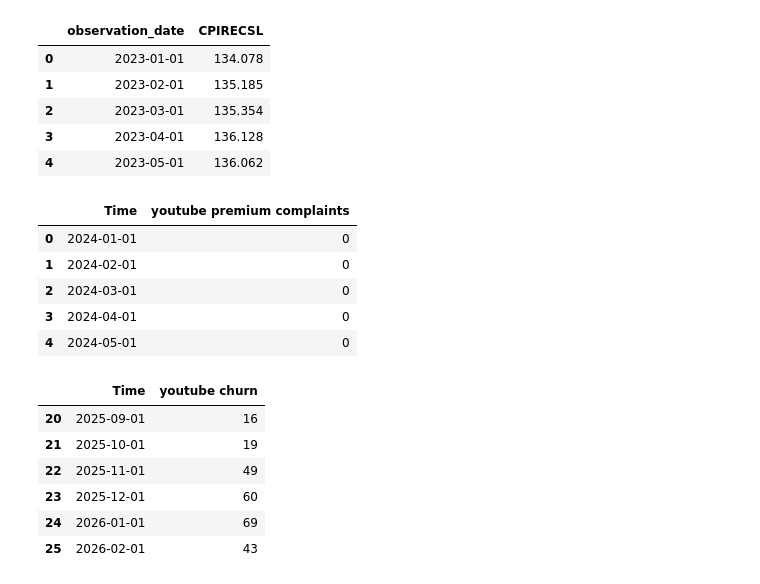
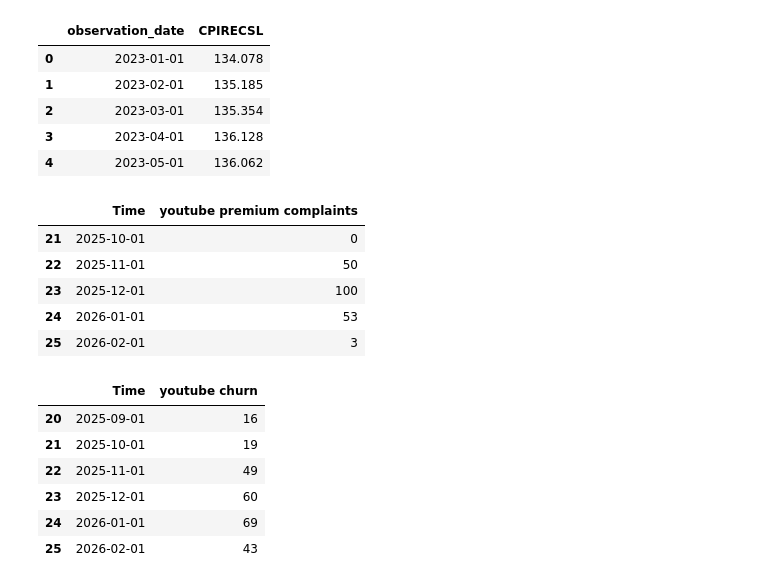
Before and after one commit to coolmich0904/YOUTUBE_CHURN_PRICE_RISK, a Jupyter notebook: notebooks/eda_01_macro_economic.ipynb, the cells around one changed output. Cells and saved outputs as stored; diff of their text form; code cells hidden in the pictures.

```diff
--- a/notebooks/eda_01_macro_economic.ipynb
+++ b/notebooks/eda_01_macro_economic.ipynb
@@ -193,11 +205,13 @@ plt.show()
 cpi = pd.read_csv('../data/references/CPIRECSL_consumerPriceIndex_2023_2026.csv')
 search = pd.read_csv('../data/references/time_series_US_20240101-20260222-1958.csv')
 churn_ts = pd.read_csv('../data/references/youtube_churn.csv')
+complaints = pd.read_csv('../data/references/youtube_premium_complain.csv')
 
 # Convert dates
 cpi['observation_date'] = pd.to_datetime(cpi['observation_date'])
 search['Time'] = pd.to_datetime(search['Time'])
 churn_ts['Time'] = pd.to_datetime(churn_ts['Time'])
+complaints['Time'] = pd.to_datetime(complaints['Time'])
 
 print(f"* Reference data loaded: {len(cpi)} CPI records, {len(complaints)} complaint records, {len(churn_ts)} churn records")
 # %% [output]
@@ -212,14 +226,14 @@ cpi.head()
 | 3 | 2023-04-01 | 136.128 |
 | 4 | 2023-05-01 | 136.062 |
 # %%
-complaints.head()
+complaints.tail()
 # %% [output]
 |  | Time | youtube premium complaints |
-| 0 | 2024-01-01 | 0 |
-| 1 | 2024-02-01 | 0 |
-| 2 | 2024-03-01 | 0 |
-| 3 | 2024-04-01 | 0 |
-| 4 | 2024-05-01 | 0 |
+| 21 | 2025-10-01 | 0 |
+| 22 | 2025-11-01 | 50 |
+| 23 | 2025-12-01 | 100 |
+| 24 | 2026-01-01 | 53 |
+| 25 | 2026-02-01 | 3 |
 # %%
 churn_ts.tail(6)
 # %% [output]
```
Also changed, not shown: parts of 3 cells of this notebook, 19 other files.
